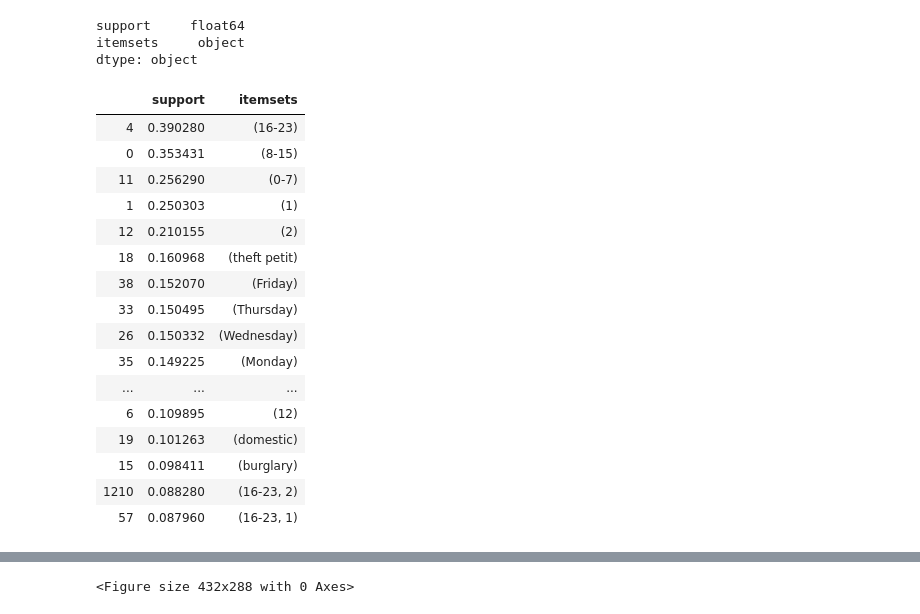
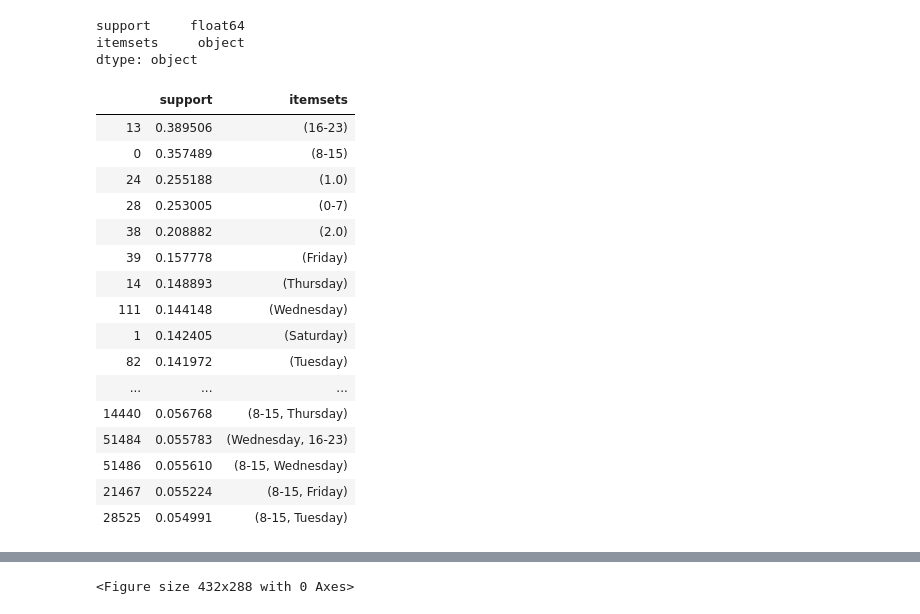
Before and after one commit to arham23/GainesvilleCrimeAnalysis, a Jupyter notebook: FrequentPatternMining.ipynb, the cells around one changed output, grey strips where cells are left out. Cells and saved outputs as stored; diff of their text form; code cells hidden in the pictures.

```diff
--- a/FrequentPatternMining.ipynb
+++ b/FrequentPatternMining.ipynb
@@ -58,3 +76,0 @@ df.to_csv(r'C:\L\CAP4770\project\Project_Data', index = False)
-# %%
-df = pd.read_csv("C:\L\CAP4770\project\Project_Data2.csv", index_col = False)
-df.head()
@@ -67,0 +77,3 @@ df.head()
+# %%
+df = df.drop(['Offense Hour of Day'], axis=1)
+df.head()
@@ -86,8 +105,13 @@ df.head()
 # %%
 df['Gainesville Police Districts'] = df['Gainesville Police Districts'].astype(str)
 df['Time Interval'] = df['Time Interval'].astype(str)
-df['Incident Type'] = df['Incident Type'].astype(str)
-df['Report Day of Week'] = df['Report Day of Week'].astype(str)
+df['Address'] = df['Address'].astype(str)
+df['Offense Day of Week'] = df['Offense Day of Week'].astype(str)
+df['Latitude'] = df['Latitude'].astype(str)
+df['Longitude'] = df['Longitude'].astype(str)
+df['Day'] = df['Day'].astype(str)
+df['Month'] = df['Month'].astype(str)
+df['Year'] = df['Year'].astype(str)
 dataset = df.values.tolist()
 dataset
 # %% [output]
@@ -131,3 +160,4 @@ array([[False, False,  True, ..., False, False, False],
 # %%
+%%time
 fs = pd.DataFrame(te_ary, columns=te.columns_)
-result = fpgrowth(fs, min_support=0.0001, use_colnames=True, max_len = 4)
+result = fpgrowth(fs, min_support=0.0001, use_colnames=True, max_len = 9)
@@ -140,25 +172,25 @@ support     float64
 itemsets     object
 dtype: object
 # %%
-result.head(20)
+result.head(50)
 # %% [output]
 |  | support | itemsets |
-| 4 | 0.390280 | (16-23) |
-| 0 | 0.353431 | (8-15) |
-| 11 | 0.256290 | (0-7) |
-| 1 | 0.250303 | (1) |
-| 12 | 0.210155 | (2) |
-| 18 | 0.160968 | (theft petit) |
-| 38 | 0.152070 | (Friday) |
-| 33 | 0.150495 | (Thursday) |
-| 26 | 0.150332 | (Wednesday) |
-| 35 | 0.149225 | (Monday) |
+| 13 | 0.389506 | (16-23) |
+| 0 | 0.357489 | (8-15) |
+| 24 | 0.255188 | (1.0) |
+| 28 | 0.253005 | (0-7) |
+| 38 | 0.208882 | (2.0) |
+| 39 | 0.157778 | (Friday) |
+| 14 | 0.148893 | (Thursday) |
+| 111 | 0.144148 | (Wednesday) |
+| 1 | 0.142405 | (Saturday) |
+| 82 | 0.141972 | (Tuesday) |
 | ... | ... | ... |
-| 6 | 0.109895 | (12) |
-| 19 | 0.101263 | (domestic) |
-| 15 | 0.098411 | (burglary) |
-| 1210 | 0.088280 | (16-23, 2) |
-| 57 | 0.087960 | (16-23, 1) |
+| 14440 | 0.056768 | (8-15, Thursday) |
+| 51484 | 0.055783 | (Wednesday, 16-23) |
+| 51486 | 0.055610 | (8-15, Wednesday) |
+| 21467 | 0.055224 | (8-15, Friday) |
+| 28525 | 0.054991 | (8-15, Tuesday) |
 # %%
 result2 =  result[result['itemsets'].map(len) > 1]
 result2.head(20)
```
Also changed, not shown: parts of 23 cells of this notebook.
